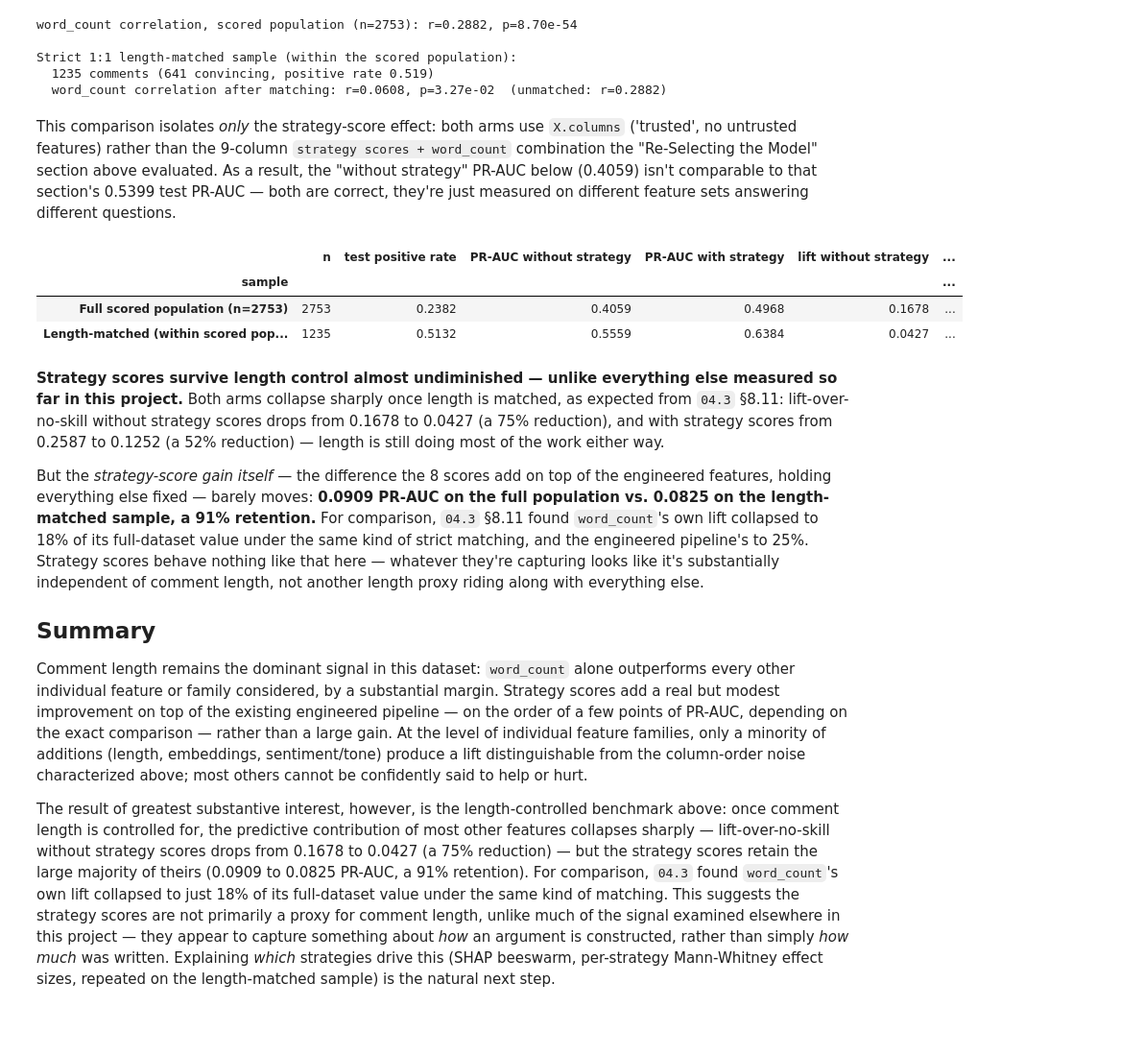
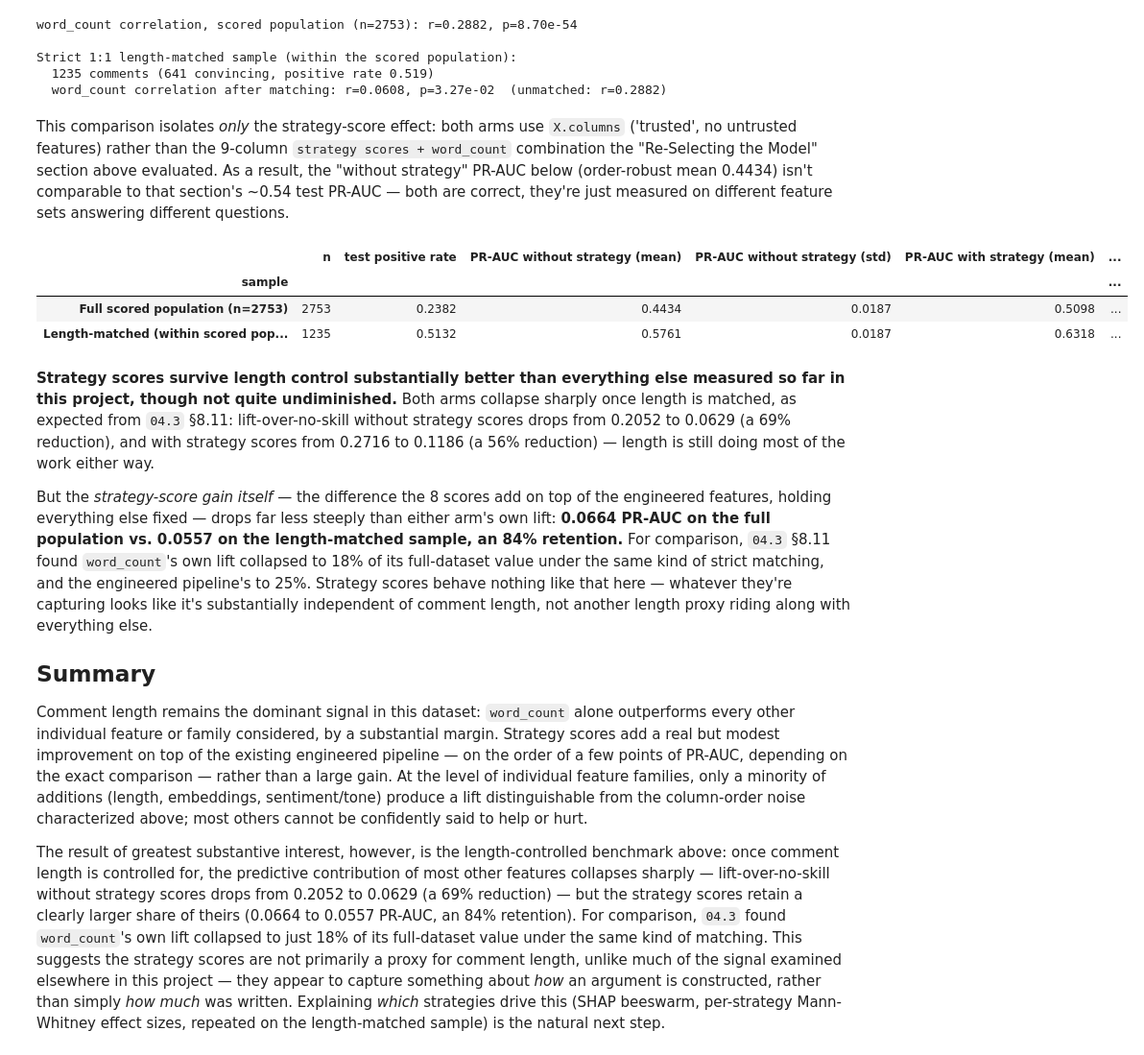
Before and after one commit to jct-nlp/change-my-view-2025, a Jupyter notebook: this work/06_strategy_ablation.ipynb, the cells around one changed output. Shown at 96% size. Saved outputs shown, nothing was run; the diff lists cells and outputs as text; code cells hidden in the pictures; blank space fills up the shorter version.

```diff
--- a/this work/06_strategy_ablation.ipynb
+++ b/this work/06_strategy_ablation.ipynb
@@ -521,5 +551,5 @@ Strict 1:1 length-matched sample (within the scored population):
   1235 comments (641 convincing, positive rate 0.519)
   word_count correlation after matching: r=0.0608, p=3.27e-02  (unmatched: r=0.2882)
 # %% [markdown]
-This comparison isolates *only* the strategy-score effect: both arms use `X.columns` ('trusted', no untrusted features) rather than the 9-column `strategy scores + word_count` combination the "Re-Selecting the Model" section above evaluated. As a result, the "without strategy" PR-AUC below (0.4059) isn't comparable to that section's 0.5399 test PR-AUC — both are correct, they're just measured on different feature sets answering different questions.
+This comparison isolates *only* the strategy-score effect: both arms use `X.columns` ('trusted', no untrusted features) rather than the 9-column `strategy scores + word_count` combination the "Re-Selecting the Model" section above evaluated. As a result, the "without strategy" PR-AUC below (order-robust mean 0.4434) isn't comparable to that section's ~0.54 test PR-AUC — both are correct, they're just measured on different feature sets answering different questions.
 # %%
@@ -560,37 +599,40 @@ results_full_with       = evaluate_on_sample(comments_df, cols_with_strategy)
 # %%
 # Lift over no-skill = PR-AUC minus THIS ROW'S OWN test-fold positive rate - the correct,
 # sample-independent comparison (04.3 §8.11's correction: the whole-sample rate drifts from the
-# actual test-fold rate on a split this small).
+# actual test-fold rate on a split this small). Both PR-AUC arms are order-robust means ± SD
+# over 8 column-order shuffles, not single-order point estimates.
 length_benchmark_rows = []
 for sample_name, res_without, res_with in [
     ('Full scored population (n=2753)', results_full_without, results_full_with),
     ('Length-matched (within scored population)', results_matched_without, results_matched_with),
 ]:
     length_benchmark_rows.append({
         'sample': sample_name,
         'n': res_without['n_total'],
         'test positive rate': res_without['test_positive_rate'],
-        'PR-AUC without strategy': res_without['PR-AUC'],
-        'PR-AUC with strategy':    res_with['PR-AUC'],
-        'lift without strategy':   res_without['PR-AUC'] - res_without['test_positive_rate'],
-        'lift with strategy':      res_with['PR-AUC'] - res_with['test_positive_rate'],
+        'PR-AUC without strategy (mean)': res_without['PR-AUC mean'],
+        'PR-AUC without strategy (std)':  res_without['PR-AUC std'],
+        'PR-AUC with strategy (mean)':    res_with['PR-AUC mean'],
+        'PR-AUC with strategy (std)':     res_with['PR-AUC std'],
+        'lift without strategy':   res_without['PR-AUC mean'] - res_without['test_positive_rate'],
+        'lift with strategy':      res_with['PR-AUC mean'] - res_with['test_positive_rate'],
     })
 
 length_benchmark_df = pd.DataFrame(length_benchmark_rows).set_index('sample').round(4)
-length_benchmark_df['strategy-score gain (PR-AUC)'] = (length_benchmark_df['PR-AUC with strategy'] - length_benchmark_df['PR-AUC without strategy']).round(4)
+length_benchmark_df['strategy-score gain (PR-AUC)'] = (length_benchmark_df['PR-AUC with strategy (mean)'] - length_benchmark_df['PR-AUC without strategy (mean)']).round(4)
 length_benchmark_df
 # %% [output]
-|  | n | test positive rate | PR-AUC without strategy | PR-AUC with strategy | lift without strategy | ... |
+|  | n | test positive rate | PR-AUC without strategy (mean) | PR-AUC without strategy (std) | PR-AUC with strategy (mean) | ... |
 | sample |  |  |  |  |  | ... |
-| Full scored population (n=2753) | 2753 | 0.2382 | 0.4059 | 0.4968 | 0.1678 | ... |
-| Length-matched (within scored pop... | 1235 | 0.5132 | 0.5559 | 0.6384 | 0.0427 | ... |
+| Full scored population (n=2753) | 2753 | 0.2382 | 0.4434 | 0.0187 | 0.5098 | ... |
+| Length-matched (within scored pop... | 1235 | 0.5132 | 0.5761 | 0.0187 | 0.6318 | ... |
 # %% [markdown]
-**Strategy scores survive length control almost undiminished — unlike everything else measured so far in this project.** Both arms collapse sharply once length is matched, as expected from `04.3` §8.11: lift-over-no-skill without strategy scores drops from 0.1678 to 0.0427 (a 75% reduction), and with strategy scores from 0.2587 to 0.1252 (a 52% reduction) — length is still doing most of the work either way.
+**Strategy scores survive length control substantially better than everything else measured so far in this project, though not quite undiminished.** Both arms collapse sharply once length is matched, as expected from `04.3` §8.11: lift-over-no-skill without strategy scores drops from 0.2052 to 0.0629 (a 69% reduction), and with strategy scores from 0.2716 to 0.1186 (a 56% reduction) — length is still doing most of the work either way.
 
-But the *strategy-score gain itself* — the difference the 8 scores add on top of the engineered features, holding everything else fixed — barely moves: **0.0909 PR-AUC on the full population vs. 0.0825 on the length-matched sample, a 91% retention.** For comparison, `04.3` §8.11 found `word_count`'s own lift collapsed to 18% of its full-dataset value under the same kind of strict matching, and the engineered pipeline's to 25%. Strategy scores behave nothing like that here — whatever they're capturing looks like it's substantially independent of comment length, not another length proxy riding along with everything else.
+But the *strategy-score gain itself* — the difference the 8 scores add on top of the engineered features, holding everything else fixed — drops far less steeply than either arm's own lift: **0.0664 PR-AUC on the full population vs. 0.0557 on the length-matched sample, an 84% retention.** For comparison, `04.3` §8.11 found `word_count`'s own lift collapsed to 18% of its full-dataset value under the same kind of strict matching, and the engineered pipeline's to 25%. Strategy scores behave nothing like that here — whatever they're capturing looks like it's substantially independent of comment length, not another length proxy riding along with everything else.
 
 ## Summary
 
 Comment length remains the dominant signal in this dataset: `word_count` alone outperforms every other individual feature or family considered, by a substantial margin. Strategy scores add a real but modest improvement on top of the existing engineered pipeline — on the order of a few points of PR-AUC, depending on the exact comparison — rather than a large gain. At the level of individual feature families, only a minority of additions (length, embeddings, sentiment/tone) produce a lift distinguishable from the column-order noise characterized above; most others cannot be confidently said to help or hurt.
 
-The result of greatest substantive interest, however, is the length-controlled benchmark above: once comment length is controlled for, the predictive contribution of most other features collapses sharply — lift-over-no-skill without strategy scores drops from 0.1678 to 0.0427 (a 75% reduction) — but the strategy scores retain the large majority of theirs (0.0909 to 0.0825 PR-AUC, a 91% retention). For comparison, `04.3` found `word_count`'s own lift collapsed to just 18% of its full-dataset value under the same kind of matching. This suggests the strategy scores are not primarily a proxy for comment length, unlike much of the signal examined elsewhere in this project — they appear to capture something about *how* an argument is constructed, rather than simply *how much* was written. Explaining *which* strategies drive this (SHAP beeswarm, per-strategy Mann-Whitney effect sizes, repeated on the length-matched sample) is the natural next step.
+The result of greatest substantive interest, however, is the length-controlled benchmark above: once comment length is controlled for, the predictive contribution of most other features collapses sharply — lift-over-no-skill without strategy scores drops from 0.2052 to 0.0629 (a 69% reduction) — but the strategy scores retain a clearly larger share of theirs (0.0664 to 0.0557 PR-AUC, an 84% retention). For comparison, `04.3` found `word_count`'s own lift collapsed to just 18% of its full-dataset value under the same kind of matching. This suggests the strategy scores are not primarily a proxy for comment length, unlike much of the signal examined elsewhere in this project — they appear to capture something about *how* an argument is constructed, rather than simply *how much* was written. Explaining *which* strategies drive this (SHAP beeswarm, per-strategy Mann-Whitney effect sizes, repeated on the length-matched sample) is the natural next step.
```
Also changed, not shown: parts of 8 cells of this notebook, 1 other file.
